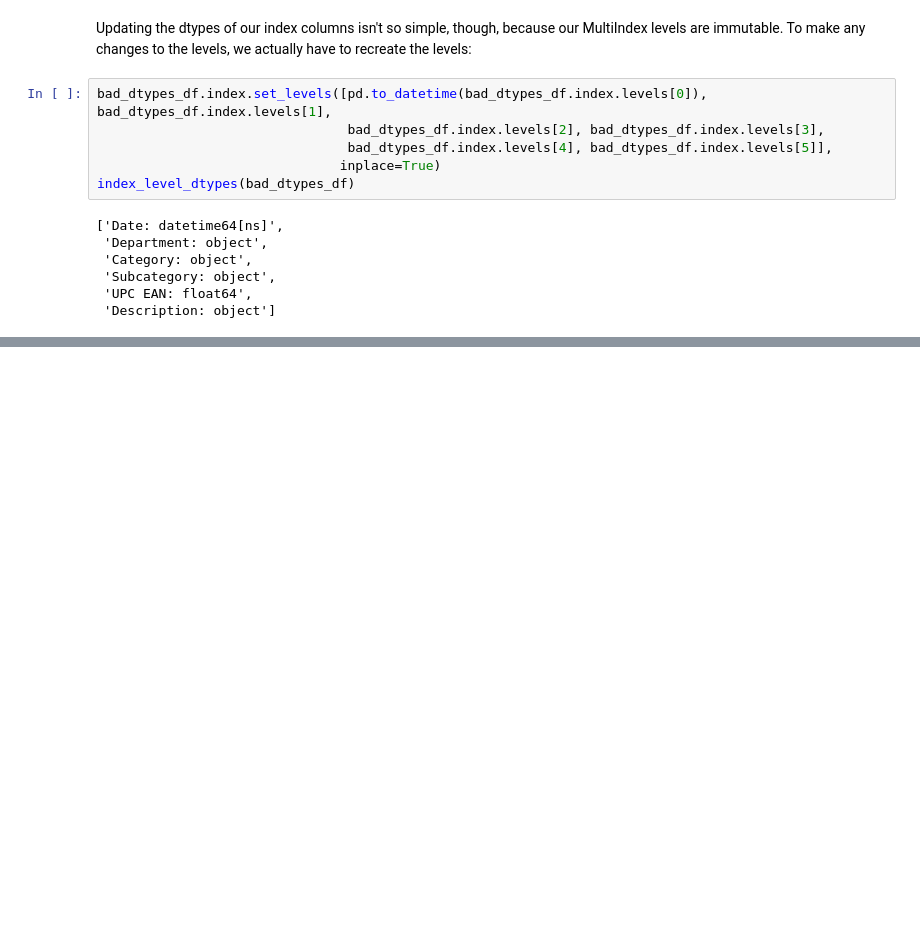
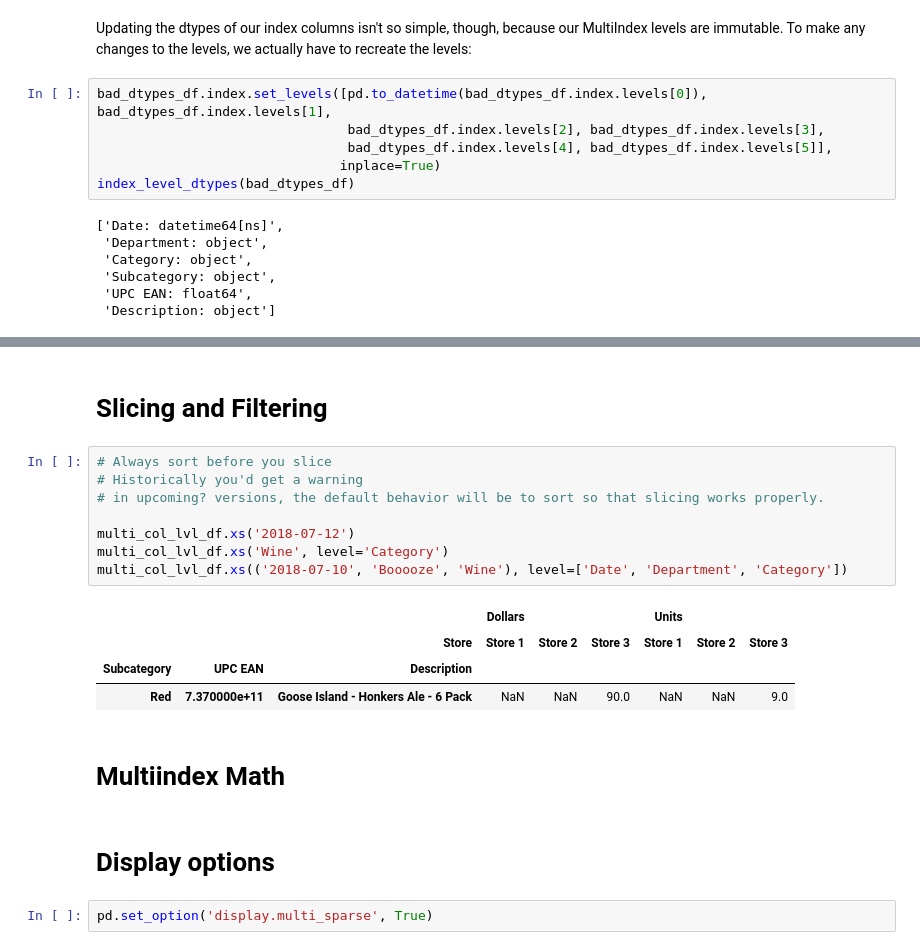
Before and after one commit to ZaxR/pandas_multiindex_tutorial, a Jupyter notebook: Pandas MultiIndex Tutorial.ipynb, the cells around one changed output, grey strips where cells are left out. Cells and saved outputs as stored; diff of their text form; blank space fills up the shorter version.

```diff
--- a/Pandas MultiIndex Tutorial.ipynb
+++ b/Pandas MultiIndex Tutorial.ipynb
@@ -377,0 +368,21 @@ df3
+# %% [markdown]
+# Slicing and Filtering
+# %%
+# Always sort before you slice
+# Historically you'd get a warning
+# in upcoming? versions, the default behavior will be to sort so that slicing works properly.
+
+multi_col_lvl_df.xs('2018-07-12')
+multi_col_lvl_df.xs('Wine', level='Category')
+multi_col_lvl_df.xs(('2018-07-10', 'Booooze', 'Wine'), level=['Date', 'Department', 'Category'])
+# %% [output]
+|  |  |  | Dollars |  |  | Units |  |  |
+|  |  | Store | Store 1 | Store 2 | Store 3 | Store 1 | Store 2 | Store 3 |
+| Subcategory | UPC EAN | Description |  |  |  |  |  |  |
+| Red | 7.370000e+11 | Goose Island - Honkers Ale - 6 Pack | NaN | NaN | 90.0 | NaN | NaN | 9.0 |
+# %% [markdown]
+# Multiindex Math
+# %% [markdown]
+# Display options
+# %%
+pd.set_option('display.multi_sparse', True)
```
Also changed, not shown: parts of 18 cells of this notebook, 1 other file.
